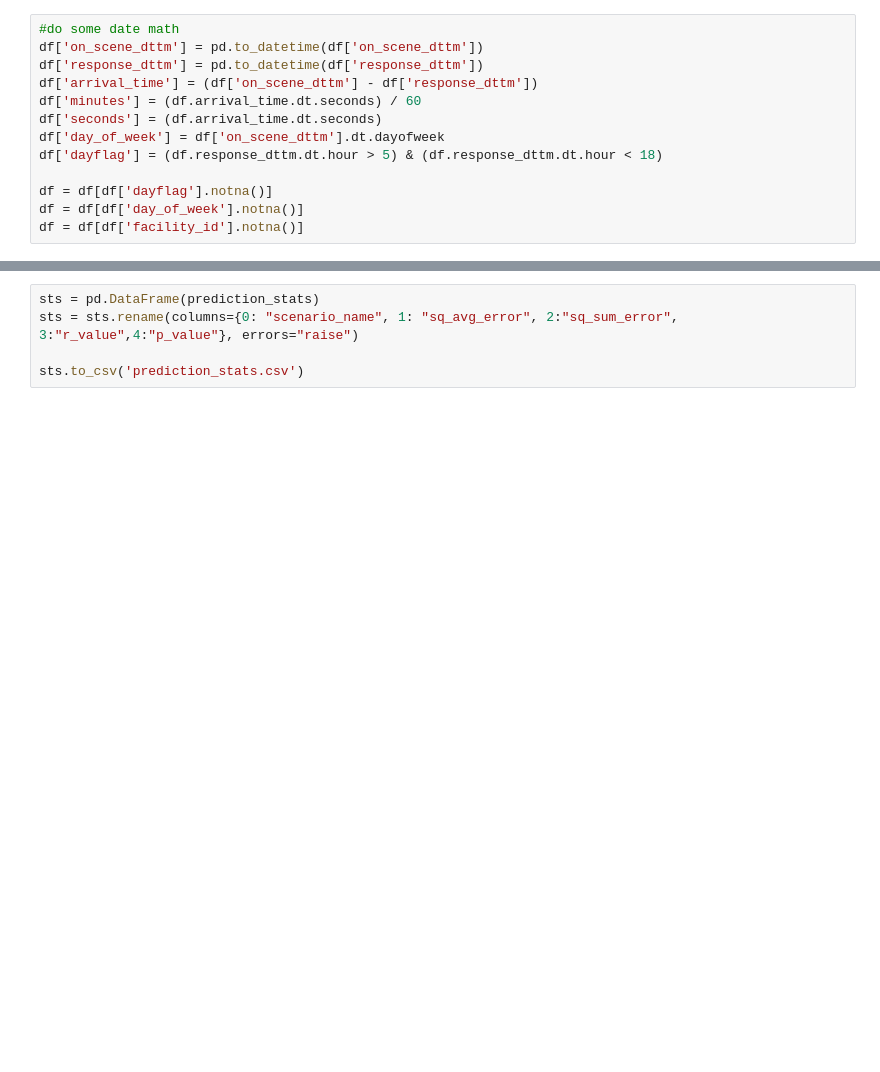
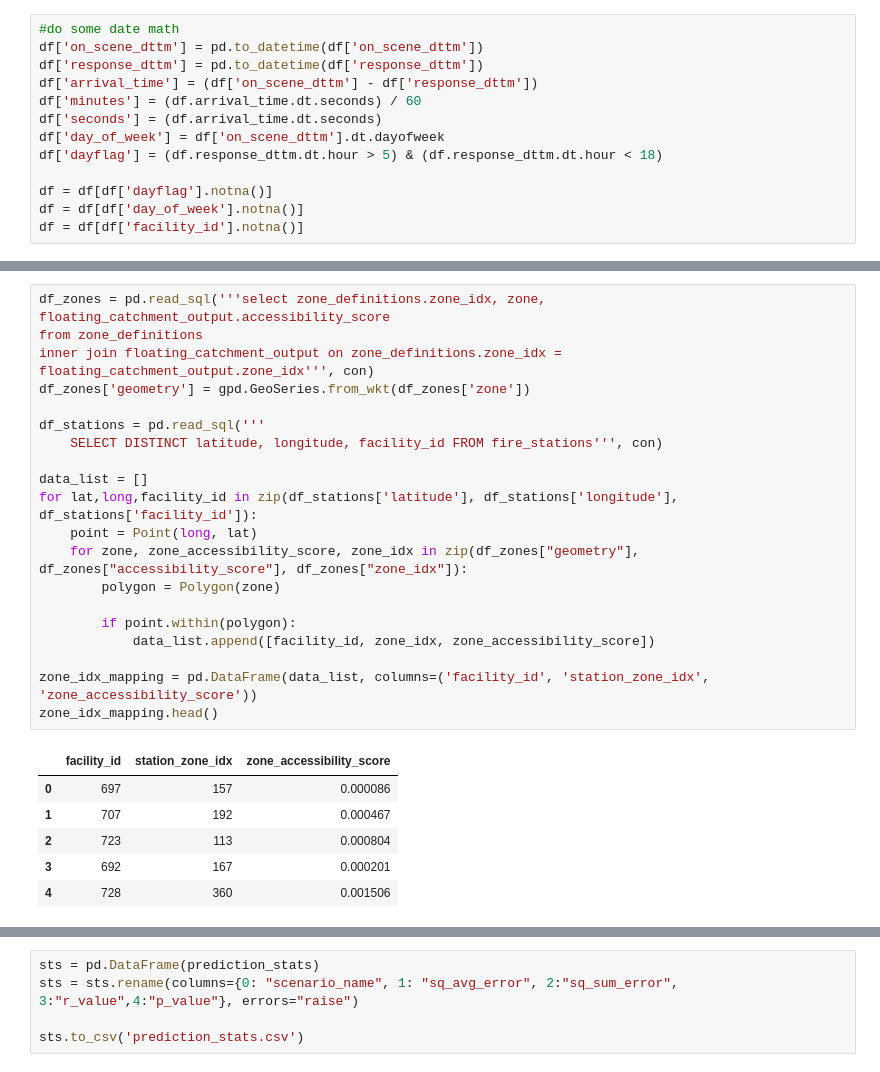
Before and after one commit to mjgood4/firstrespondersites, a Jupyter notebook: jyEDA/XGBoost_Predict_All_FacilityId.ipynb, the cells around one changed output, grey strips where cells are left out. Cells and saved outputs as stored; diff of their text form; blank space fills up the shorter version.

```diff
--- a/jyEDA/XGBoost_Predict_All_FacilityId.ipynb
+++ b/jyEDA/XGBoost_Predict_All_FacilityId.ipynb
@@ -64,0 +90,27 @@ df = df[df['facility_id'].notna()]
+# %%
+df_zones = pd.read_sql('''select zone_definitions.zone_idx, zone, floating_catchment_output.accessibility_score
+from zone_definitions
+inner join floating_catchment_output on zone_definitions.zone_idx = floating_catchment_output.zone_idx''', con)
+df_zones['geometry'] = gpd.GeoSeries.from_wkt(df_zones['zone'])
+
+df_stations = pd.read_sql('''
+    SELECT DISTINCT latitude, longitude, facility_id FROM fire_stations''', con)
+
+data_list = []
+for lat,long,facility_id in zip(df_stations['latitude'], df_stations['longitude'], df_stations['facility_id']):
+    point = Point(long, lat)
+    for zone, zone_accessibility_score, zone_idx in zip(df_zones["geometry"], df_zones["accessibility_score"], df_zones["zone_idx"]):
+        polygon = Polygon(zone)
+
+        if point.within(polygon):
+            data_list.append([facility_id, zone_idx, zone_accessibility_score])
+
+zone_idx_mapping = pd.DataFrame(data_list, columns=('facility_id', 'station_zone_idx', 'zone_accessibility_score'))
+zone_idx_mapping.head()
+# %% [output]
+|  | facility_id | station_zone_idx | zone_accessibility_score |
+| 0 | 697 | 157 | 0.000086 |
+| 1 | 707 | 192 | 0.000467 |
+| 2 | 723 | 113 | 0.000804 |
+| 3 | 692 | 167 | 0.000201 |
+| 4 | 728 | 360 | 0.001506 |
```
Also changed, not shown: parts of 14 cells of this notebook, 3 other files.
